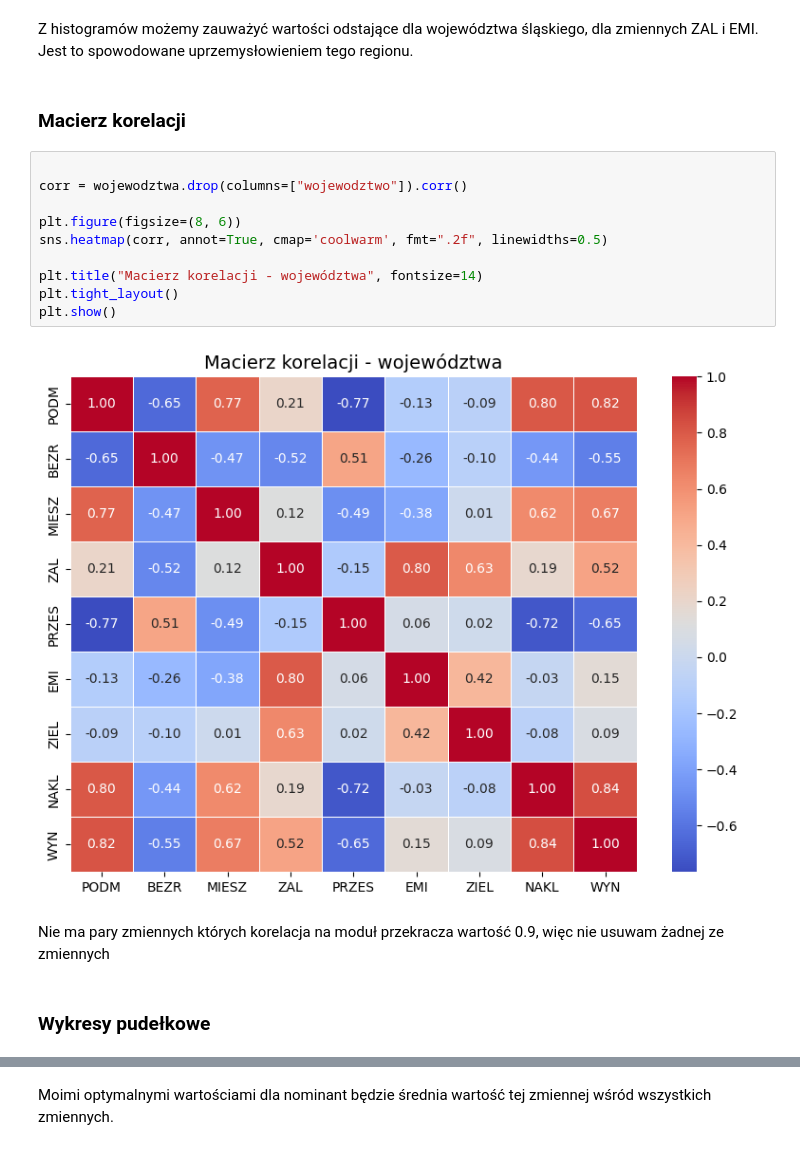
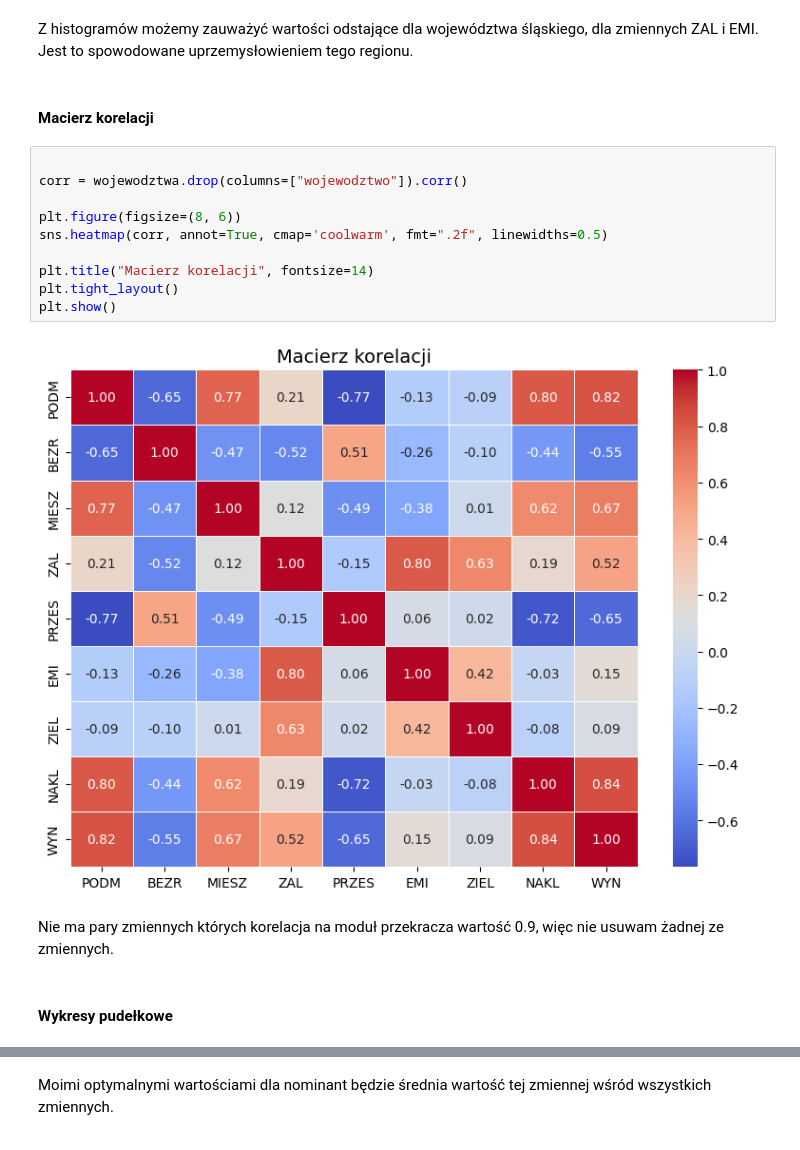
Before and after one commit to Jakaz78/Analiza, a Jupyter notebook: main.ipynb, the cells around one changed output, grey strips where cells are left out. Drawn from its saved outputs; the diff is of its cells as text.

```diff
--- a/main.ipynb
+++ b/main.ipynb
@@ -102,23 +121,23 @@ for col in wojewodztwa.columns:
 # %% [markdown]
 Z histogramów możemy zauważyć wartości odstające dla województwa śląskiego, dla zmiennych ZAL i EMI. Jest to spowodowane uprzemysłowieniem tego regionu.
 # %% [markdown]
-### Macierz korelacji
+#### Macierz korelacji
 # %%
 
 corr = wojewodztwa.drop(columns=["wojewodztwo"]).corr()
 
 plt.figure(figsize=(8, 6))
 sns.heatmap(corr, annot=True, cmap='coolwarm', fmt=".2f", linewidths=0.5)
 
-plt.title("Macierz korelacji - województwa", fontsize=14)
+plt.title("Macierz korelacji", fontsize=14)
 plt.tight_layout()
 plt.show()
 # %% [output]
-[figure, old version]
+[figure, new version]
 # %% [markdown]
-Nie ma pary zmiennych których korelacja na moduł przekracza wartość 0.9, więc nie usuwam żadnej ze zmiennych
+Nie ma pary zmiennych których korelacja na moduł przekracza wartość 0.9, więc nie usuwam żadnej ze zmiennych.
 # %% [markdown]
-### Wykresy pudełkowe
+#### Wykresy pudełkowe
 # %%
 
 X = wojewodztwa["wojewodztwo"]
```
Also changed, not shown: parts of 38 cells of this notebook, 2 other files.
